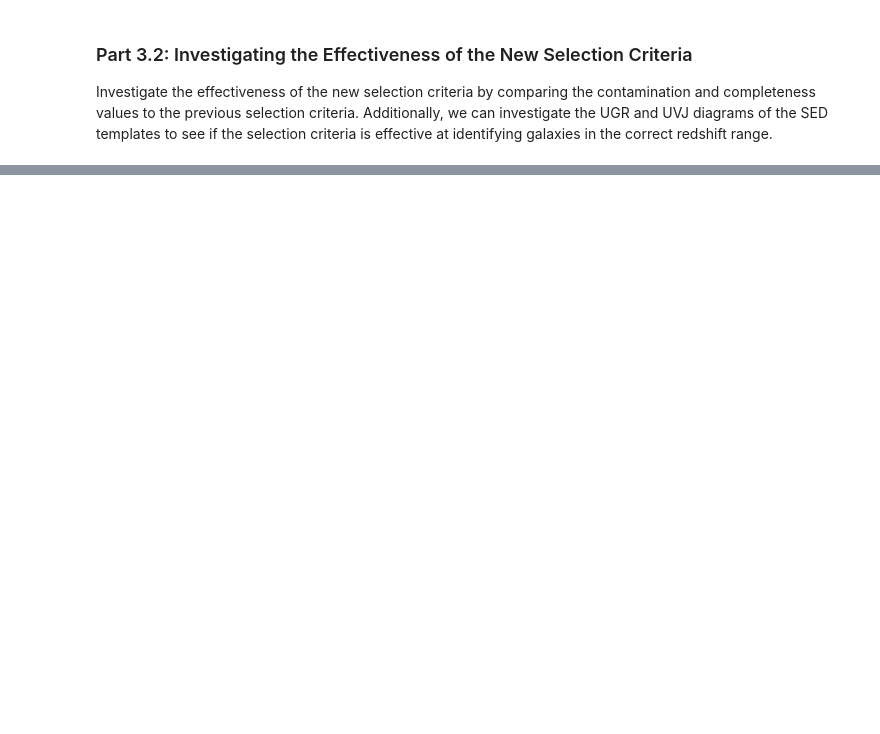
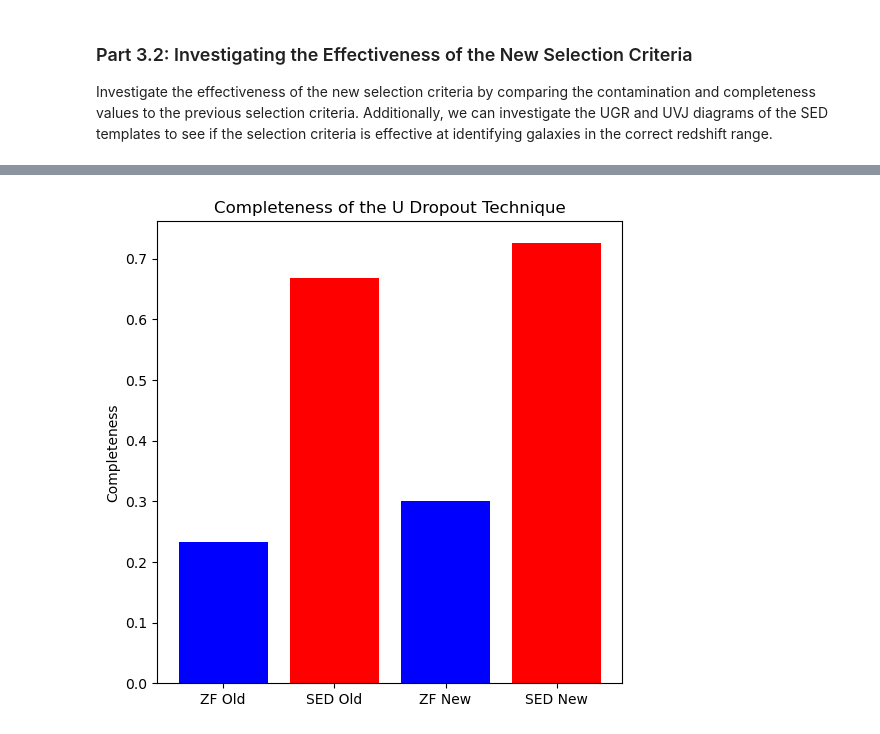
Before and after one commit to mitchellhooymans/LymanBreakActivity, a Jupyter notebook: LymanBreakActivity.ipynb, the cells around one changed output, grey strips where cells are left out. Cells and saved outputs as stored; diff of their text form; code cells hidden in the pictures; blank space fills up the shorter version.

```diff
--- a/LymanBreakActivity.ipynb
+++ b/LymanBreakActivity.ipynb
@@ -1098,7 +1098,7 @@ gr = cosmos_df['g_mag'] - cosmos_df['r_mag']
 
 
 # Define the selection criteria
-new_selection_criteria = ((ug >= (1 + gr)) & (gr <= 1.2))
+new_selection_criteria = ((ug >= (1 + gr)) & (gr <= 1.2) & (gr >= 0))
 
 print(ug[new_selection_criteria])
 # %% [output]
@@ -1214,9 +1216,15 @@ gr_cols = galsedatlas_df['gr']
 new_selection_criteria_galsedatlas = ((ug_cols >= (1 + gr_cols)) & (gr_cols <= 1.2))
 # %%
 ### FIX THIS BEFORE MOVING ON
-correct_identification_new_galsedatlas_df = galsedatlas_df[(new_selection_criteria_galsedatlas) & ((redshifts[new_selection_criteria_galsedatlas] >= 2.6) & (redshifts[new_selection_criteria_galsedatlas] <= 3.5))]
-correct_nonidentification_new_galsedatlas_df = galsedatlas_df[(~new_selection_criteria_galsedatlas) & ((redshifts[~new_selection_criteria_galsedatlas] < 2.6) | (redshifts[~new_selection_criteria_galsedatlas] > 3.5))]
-# Misidentification - ugr selection and incorrect redshift range
-misidentification_new_galsedatlas_df = galsedatlas_df[(new_selection_criteria_galsedatlas) & ((redshifts[new_selection_criteria_galsedatlas] < 2.6) | (redshifts[new_selection_criteria_galsedatlas] > 3.5))]
-# Missed Selection - non-ugr selection and correct redshift range
-missed_selection_new_galsedatlas_df = galsedatlas_df[(~new_selection_criteria_galsedatlas) & ((redshifts[~new_selection_criteria_galsedatlas] >= 2.6) & (redshifts[~new_selection_criteria_galsedatlas] <= 3.5))]
+
+# Correct Identification
+correct_identification_new_galsedatlas_df = galsedatlas_df[(new_selection_criteria_galsedatlas) & (galsedatlas_df['redshift'] >= 2.6) & (galsedatlas_df['redshift'] <= 3.5)]
+
+# Correct Non-Identification
+correct_nonidentification_new_galsedatlas_df = galsedatlas_df[(~new_selection_criteria_galsedatlas) & ((galsedatlas_df['redshift'] < 2.6) | (galsedatlas_df['redshift'] > 3.5))]
+
+# Misidentification
+misidentification_new_galsedatlas_df = galsedatlas_df[(new_selection_criteria_galsedatlas) & ((galsedatlas_df['redshift'] < 2.6) | (galsedatlas_df['redshift'] > 3.5))]
+
+# Missed Selection
+missed_selection_new_galsedatlas_df = galsedatlas_df[(~new_selection_criteria_galsedatlas) & ((galsedatlas_df['redshift'] >= 2.6) & (galsedatlas_df['redshift'] <= 3.5))]
@@ -1240,0 +1253,11 @@ print(f'New Contamination: {new_contamination_galsedatlas*100}')
+# %%
+# Create a barplot for the completeness of the zfourge and galsedatlas data, for the new and old technique
+plt.figure(figsize=(6, 6))
+completeness = [zfourge_completeness, galsedatlas_completeness, new_completeness, new_completeness_galsedatlas]
+labels = ['ZF Old', 'SED Old', 'ZF New', 'SED New']
+plt.bar(labels, completeness, color=['blue', 'red', 'blue', 'red'])
+plt.ylabel('Completeness')
+plt.title('Completeness of the U Dropout Technique')
+plt.show()
+# %% [output]
+[figure, added]
```
Also changed, not shown: parts of 33 cells of this notebook.
